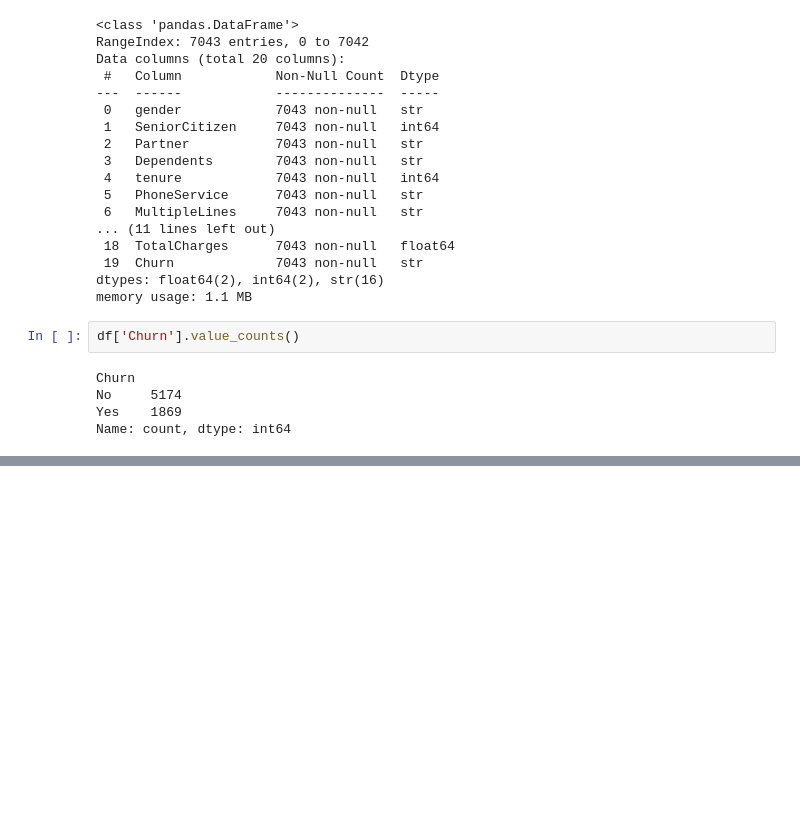
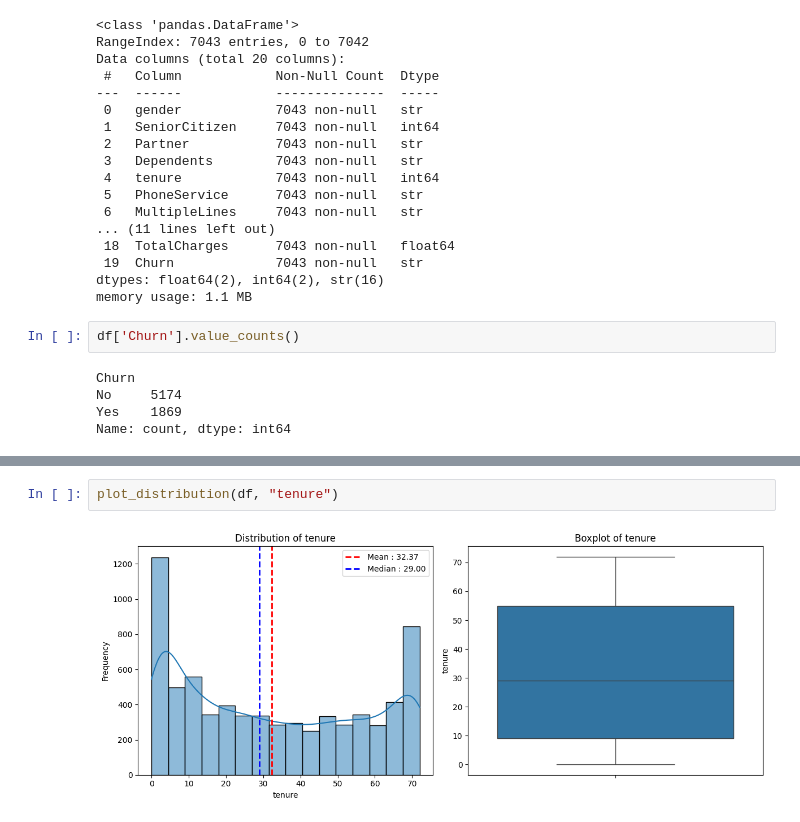
Before and after one commit to Gowrykrishna/Customer_Churn_Prediction, a Jupyter notebook: churn_analysis.ipynb, the cells around one changed output, grey strips where cells are left out. Saved outputs shown, nothing was run; the diff lists cells and outputs as text; blank space fills up the shorter version.

Commit message:
Added exploratory data analysis with visualizations

```diff
--- a/churn_analysis.ipynb
+++ b/churn_analysis.ipynb
@@ -151,0 +204,4 @@ Name: count, dtype: int64
+# %%
+plot_distribution(df, "tenure")
+# %% [output]
+[figure, added]
```
Also changed, not shown: parts of 3 cells of this notebook.
